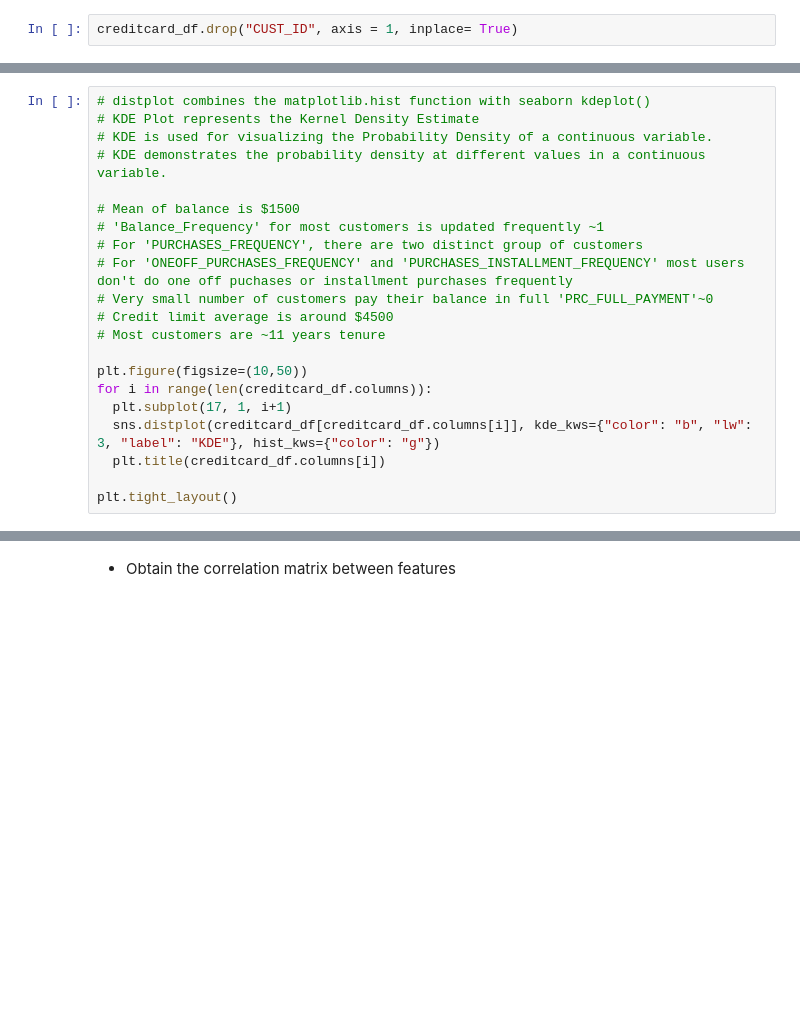
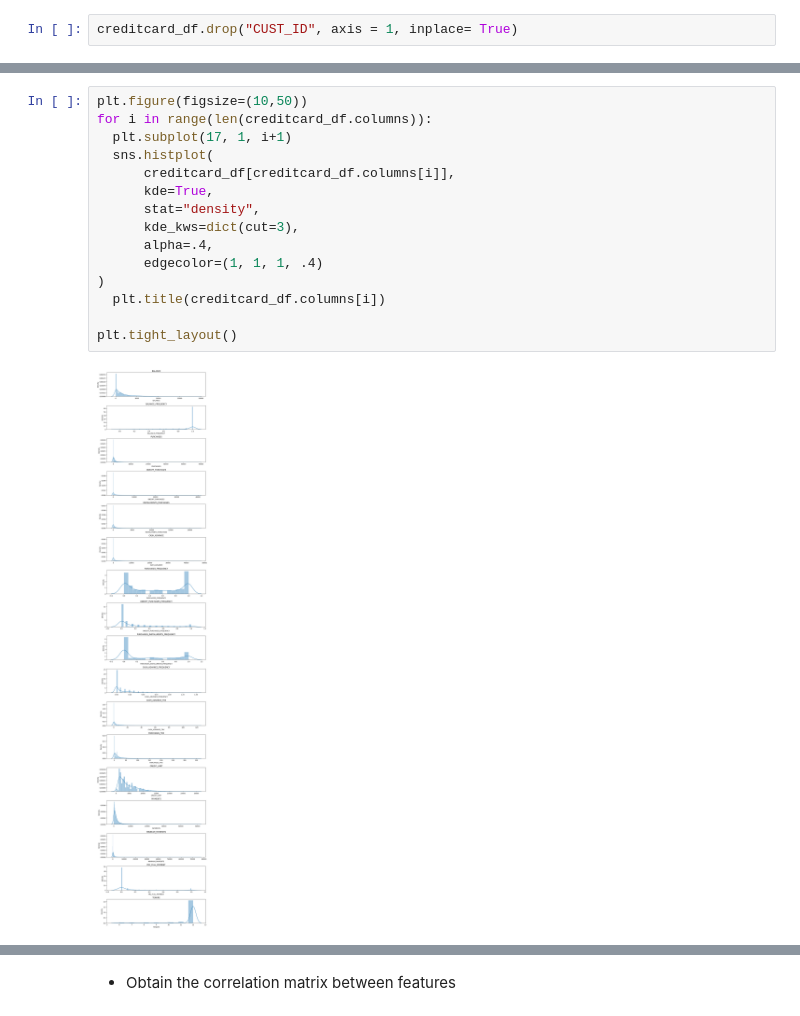
Before and after one commit to dtoralg/TheValley_MDS, a Jupyter notebook: notebooks/E1_Bank_Customer_Segmentation.ipynb, the cells around one changed output, grey strips where cells are left out. Saved outputs shown, nothing was run; the diff lists cells and outputs as text; blank space fills up the shorter version.

```diff
--- a/notebooks/E1_Bank_Customer_Segmentation.ipynb
+++ b/notebooks/E1_Bank_Customer_Segmentation.ipynb
@@ -218,21 +185,0 @@ Index(['BALANCE', 'BALANCE_FREQUENCY', 'PURCHASES', 'ONEOFF_PURCHASES',
-# %%
-# distplot combines the matplotlib.hist function with seaborn kdeplot()
-# KDE Plot represents the Kernel Density Estimate
-# KDE is used for visualizing the Probability Density of a continuous variable.
-# KDE demonstrates the probability density at different values in a continuous variable.
-
-# Mean of balance is $1500
-# 'Balance_Frequency' for most customers is updated frequently ~1
-# For 'PURCHASES_FREQUENCY', there are two distinct group of customers
-# For 'ONEOFF_PURCHASES_FREQUENCY' and 'PURCHASES_INSTALLMENT_FREQUENCY' most users don't do one off puchases or installment purchases frequently
-# Very small number of customers pay their balance in full 'PRC_FULL_PAYMENT'~0
-# Credit limit average is around $4500
-# Most customers are ~11 years tenure
-
-plt.figure(figsize=(10,50))
-for i in range(len(creditcard_df.columns)):
-  plt.subplot(17, 1, i+1)
-  sns.distplot(creditcard_df[creditcard_df.columns[i]], kde_kws={"color": "b", "lw": 3, "label": "KDE"}, hist_kws={"color": "g"})
-  plt.title(creditcard_df.columns[i])
-
-plt.tight_layout()
@@ -240,0 +192,17 @@ plt.tight_layout()
+# %%
+plt.figure(figsize=(10,50))
+for i in range(len(creditcard_df.columns)):
+  plt.subplot(17, 1, i+1)
+  sns.histplot(
+      creditcard_df[creditcard_df.columns[i]],
+      kde=True,
+      stat="density",
+      kde_kws=dict(cut=3),
+      alpha=.4,
+      edgecolor=(1, 1, 1, .4)
+)
+  plt.title(creditcard_df.columns[i])
+
+plt.tight_layout()
+# %% [output]
+[figure, added]
```
Also changed, not shown: parts of 31 cells of this notebook.
